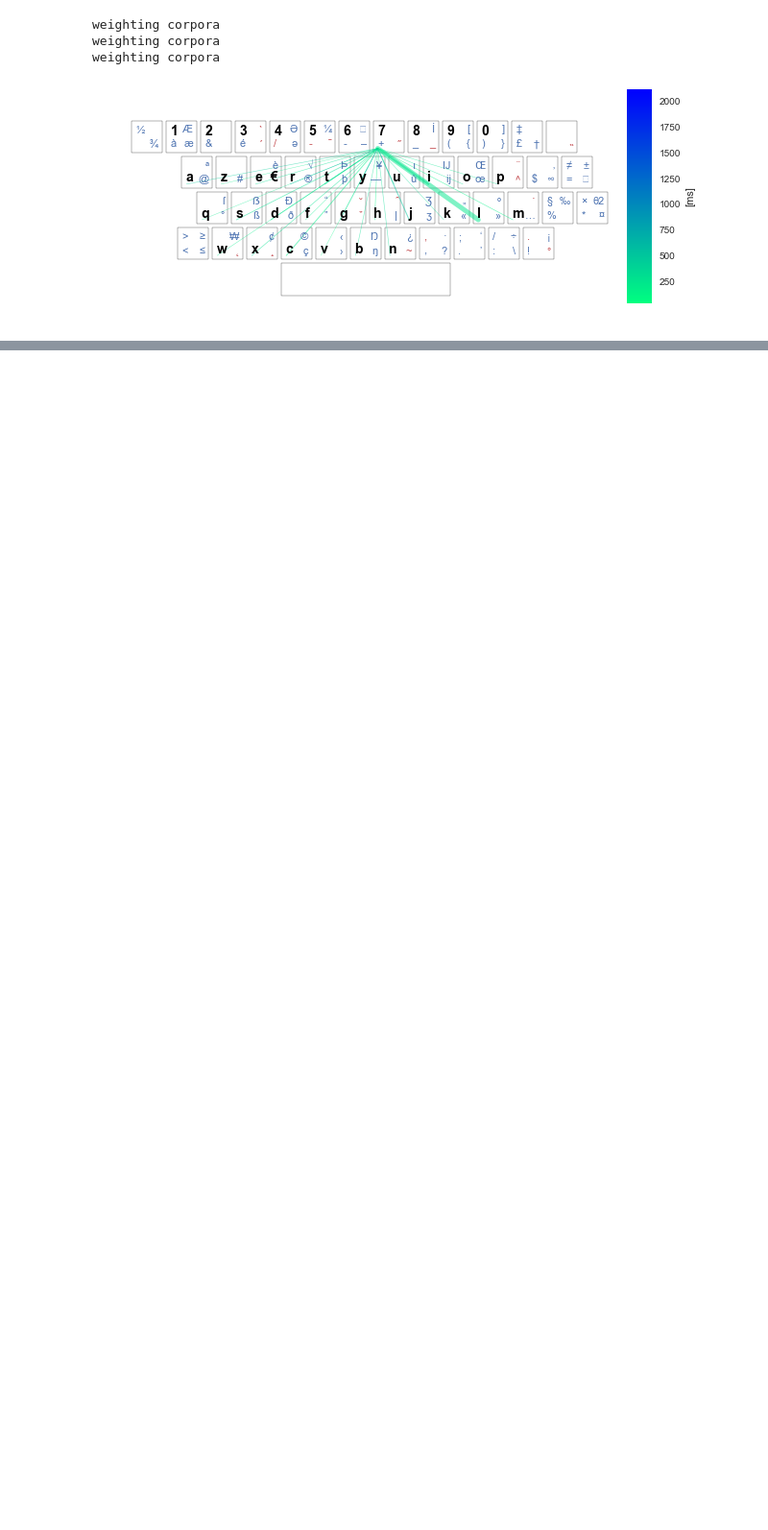
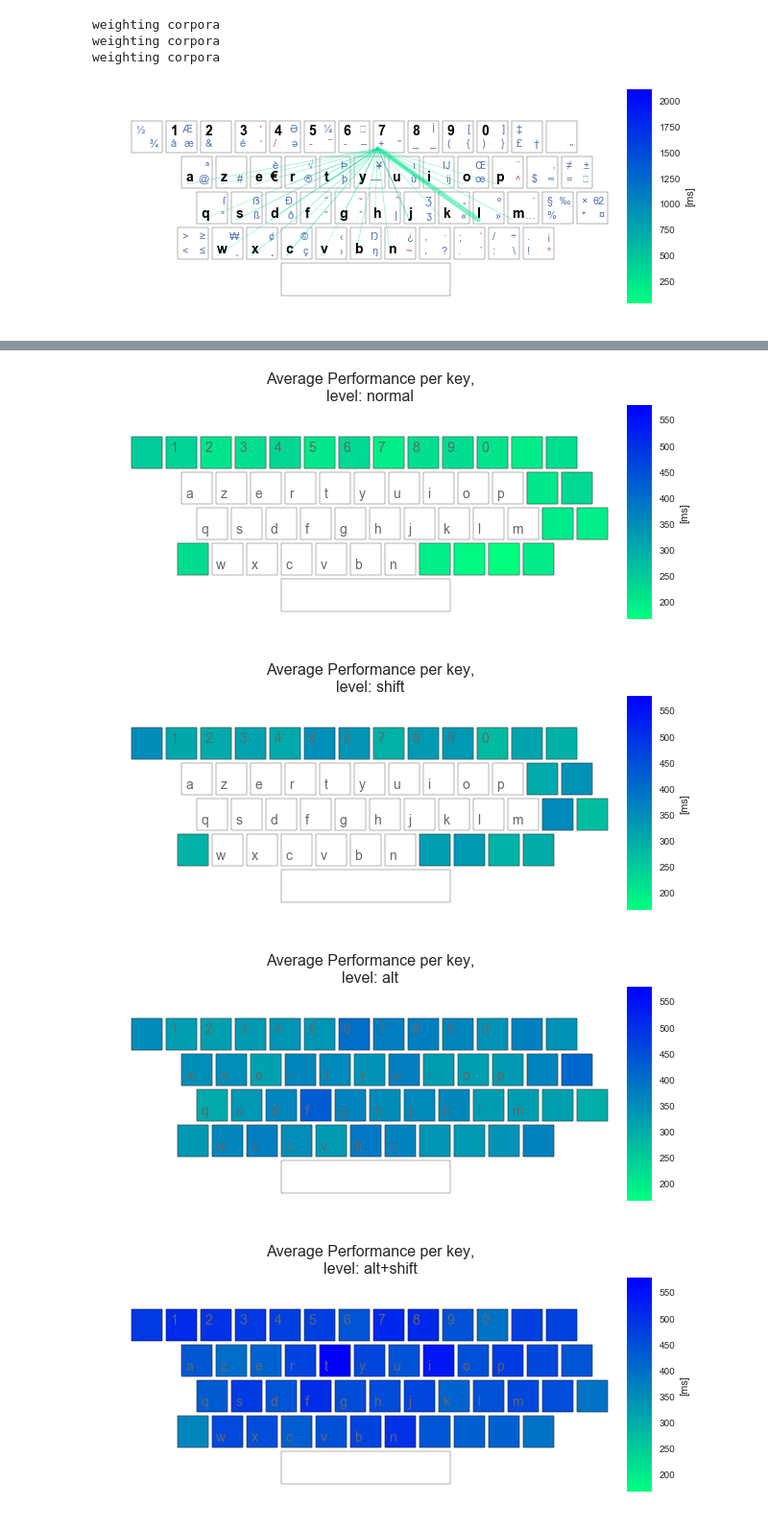
Before and after one commit to annafeit/optimizing-the-french-keyboard, a Jupyter notebook: Draw keyboard.ipynb, the cells around one changed output, grey strips where cells are left out. Shown at 96% size. Saved outputs shown, nothing was run; the diff lists cells and outputs as text; code cells hidden in the pictures; blank space fills up the shorter version.

Commit message:
keybaord heatmap

```diff
--- a/Draw keyboard.ipynb
+++ b/Draw keyboard.ipynb
@@ -429,0 +354,23 @@ performance[azerty["e"],'B07_Alt']
+# %%
+# performance per key as average of all performances to that key, normalized
+performance = get_performance(normalize=0)
+key_performance = {}
+keyslots = get_keyslots() + ["E01_Shift", "E02_Shift", "E03_Shift", "E04_Shift", "E05_Shift", "E06_Shift", "E07_Shift",
+                            "E08_Shift","E09_Shift","E10_Shift", "D03_Alt"] #+number keyslots+€
+for key in keyslots:
+    p = np.mean([v for (k1,k2),v in performance.iteritems()
+                 if (k1 == key and k2 not in keyslots) or (k1 not in keyslots and k2 == key)])
+    if p>0.0:
+        key_performance[key] = p*1000
+
+key_performance_norm = normalize_dict_values(key_performance)
+
+plot_keyboard_heatmap(key_performance, key_performance_norm, "", "Average Performance per key,\nlevel: normal", "[ms]")
+plot_keyboard_heatmap(key_performance, key_performance_norm, "Shift", "Average Performance per key,\nlevel: shift", "[ms]")
+plot_keyboard_heatmap(key_performance, key_performance_norm, "Alt", "Average Performance per key,\nlevel: alt")
+plot_keyboard_heatmap(key_performance, key_performance_norm, "Alt_Shift", "Average Performance per key,\nlevel: alt+shift", "[ms]")
+# %% [output]
+[figure, added]
+[figure, added]
+[figure, added]
+[figure, added]
```
Also changed, not shown: parts of 9 cells of this notebook, 4 other files.
